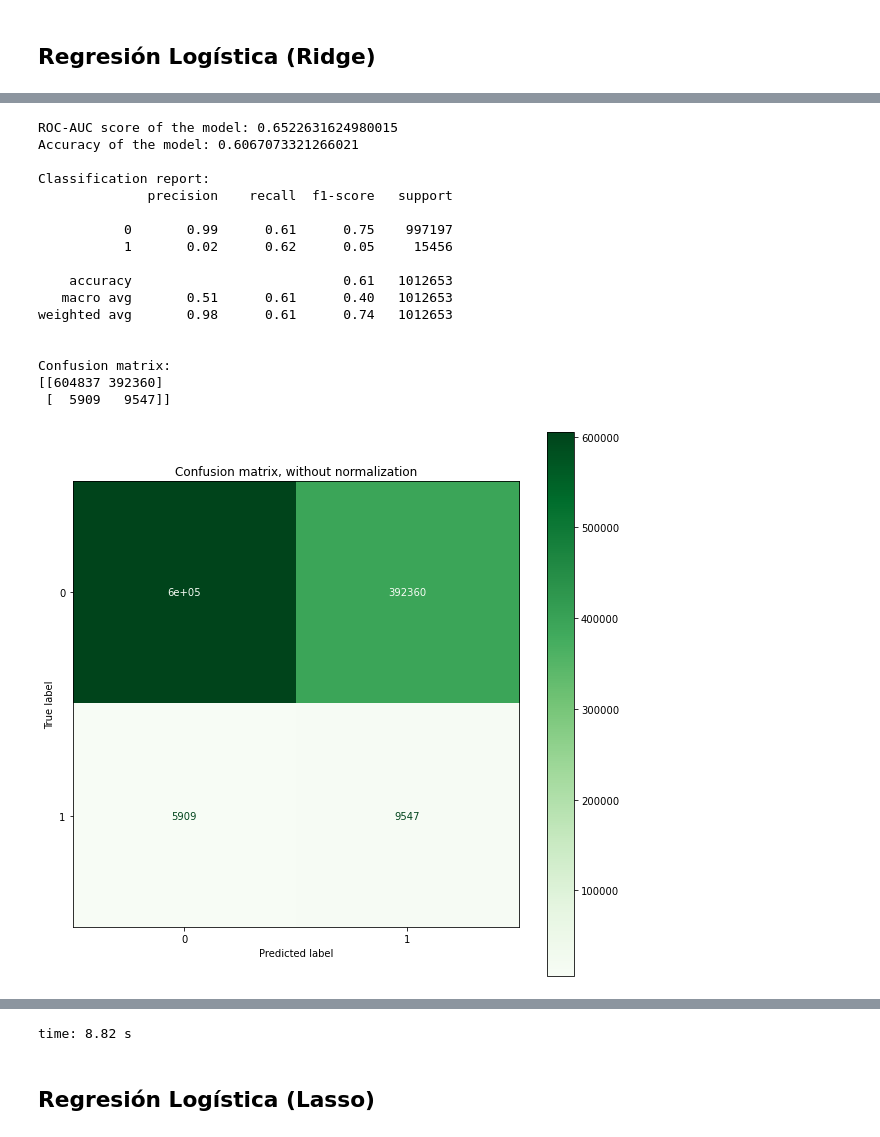
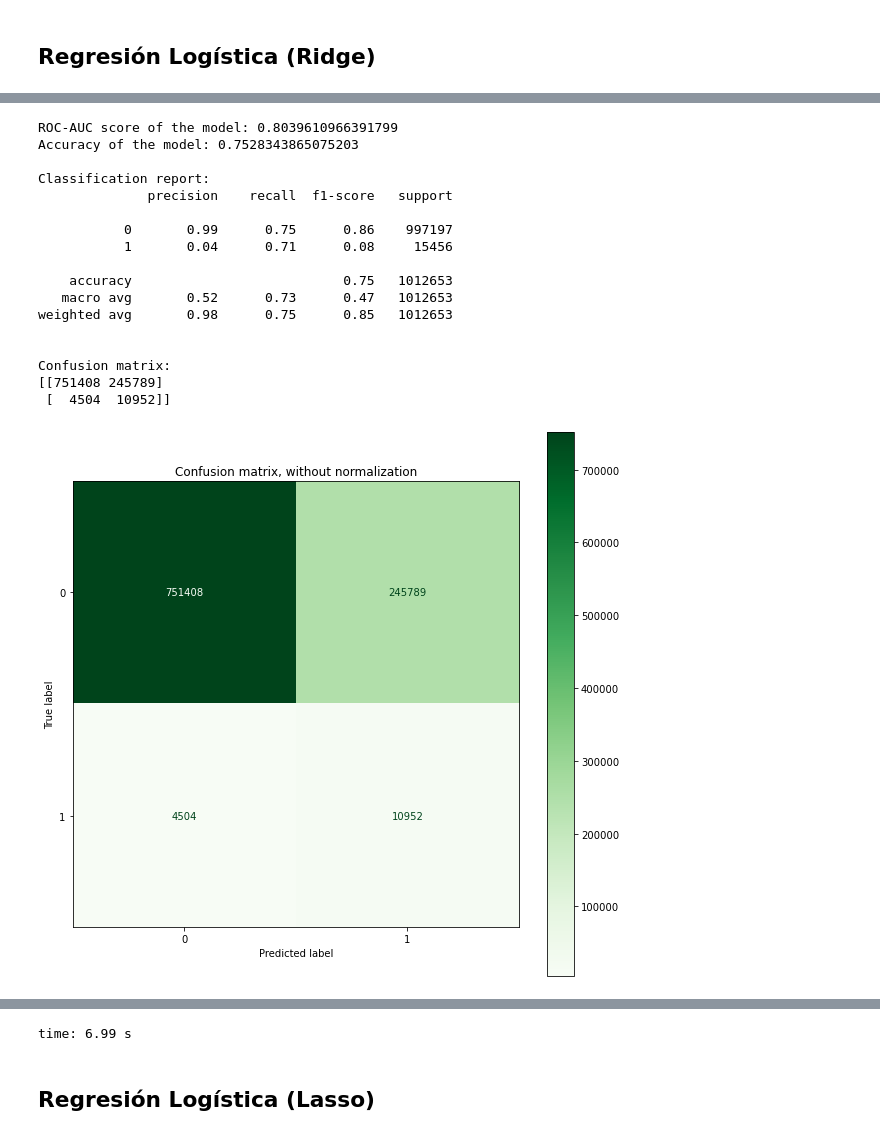
Before and after one commit to AMM53/Accidents-Prediction, a Jupyter notebook: notebooks/6. ModelSelection.ipynb, the cells around one changed output, grey strips where cells are left out. Drawn from its saved outputs; the diff is of its cells as text; code cells hidden in the pictures.

Commit message:
Lasso Finally, Header trial EDA, updated functions

```diff
--- a/notebooks/6. ModelSelection.ipynb
+++ b/notebooks/6. ModelSelection.ipynb
@@ -44,9 +44,10 @@ time: 1.08 s
 # %%
 # Load model data
 base = cargar_modelo("../models/modelo_base.pickle")
-NaiveBayes = cargar_modelo("../models/GNB.pickle")
+naive_bayes = cargar_modelo("../models/GNB.pickle")
+selected_feat = cargar_modelo('../models/selected_feat.pickle')
 logistic_ridge = cargar_modelo("../models/LR.pickle")
-#logistic_lasso = cargar_modelo("../models/LR2.pickle")
+logistic_lasso = cargar_modelo("../models/LRlasso.pickle")
 random_forest = cargar_modelo("../models/RandomForest.pickle")
 xgboost = cargar_modelo("../models/XGBoost.pickle")
 lightgbm = cargar_modelo("../models/LightGBM.pickle")
@@ -154,5 +114,5 @@ time: 9.37 s
 # %% [markdown]
 ## Regresión Logística (Ridge)
 # %%
-model_analysis(logistic_ridge)
+model_analysis(logistic_ridge, xtest[selected_feat], ytest)
 # %% [output]
@@ -161,18 +121,18 @@ model_analysis(logistic_ridge)
-ROC-AUC score of the model: 0.6522631624980015
-Accuracy of the model: 0.6067073321266021
+ROC-AUC score of the model: 0.8039610966391799
+Accuracy of the model: 0.7528343865075203
 
 Classification report:
               precision    recall  f1-score   support
 
-           0       0.99      0.61      0.75    997197
-           1       0.02      0.62      0.05     15456
+           0       0.99      0.75      0.86    997197
+           1       0.04      0.71      0.08     15456
 
-    accuracy                           0.61   1012653
-   macro avg       0.51      0.61      0.40   1012653
-weighted avg       0.98      0.61      0.74   1012653
+    accuracy                           0.75   1012653
+   macro avg       0.52      0.73      0.47   1012653
+weighted avg       0.98      0.75      0.85   1012653
 
 
 Confusion matrix:
-[[604837 392360]
- [  5909   9547]]
+[[751408 245789]
+ [  4504  10952]]
-[figure, old version]
+[figure, new version]
@@ -180,4 +140,4 @@ Confusion matrix:
-time: 8.82 s
+time: 6.99 s
 # %% [markdown]
 ## Regresión Logística (Lasso)
 # %%
```
Also changed, not shown: parts of 14 cells of this notebook, 3 other files.
